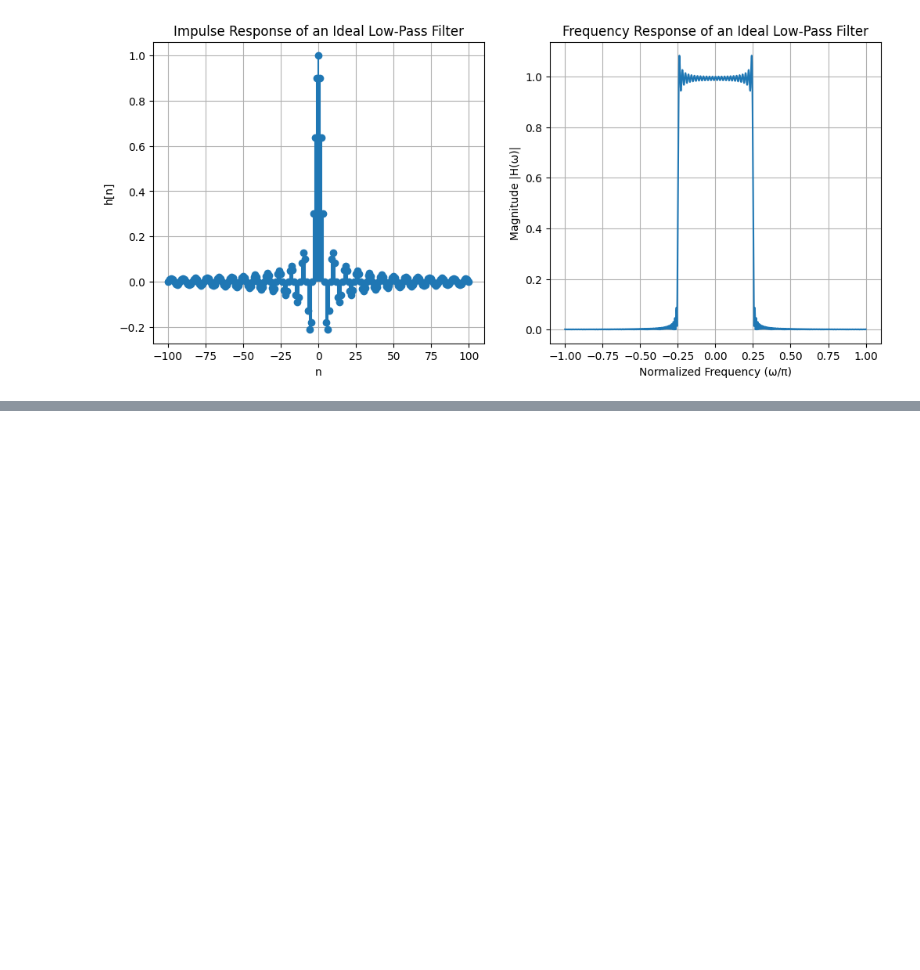
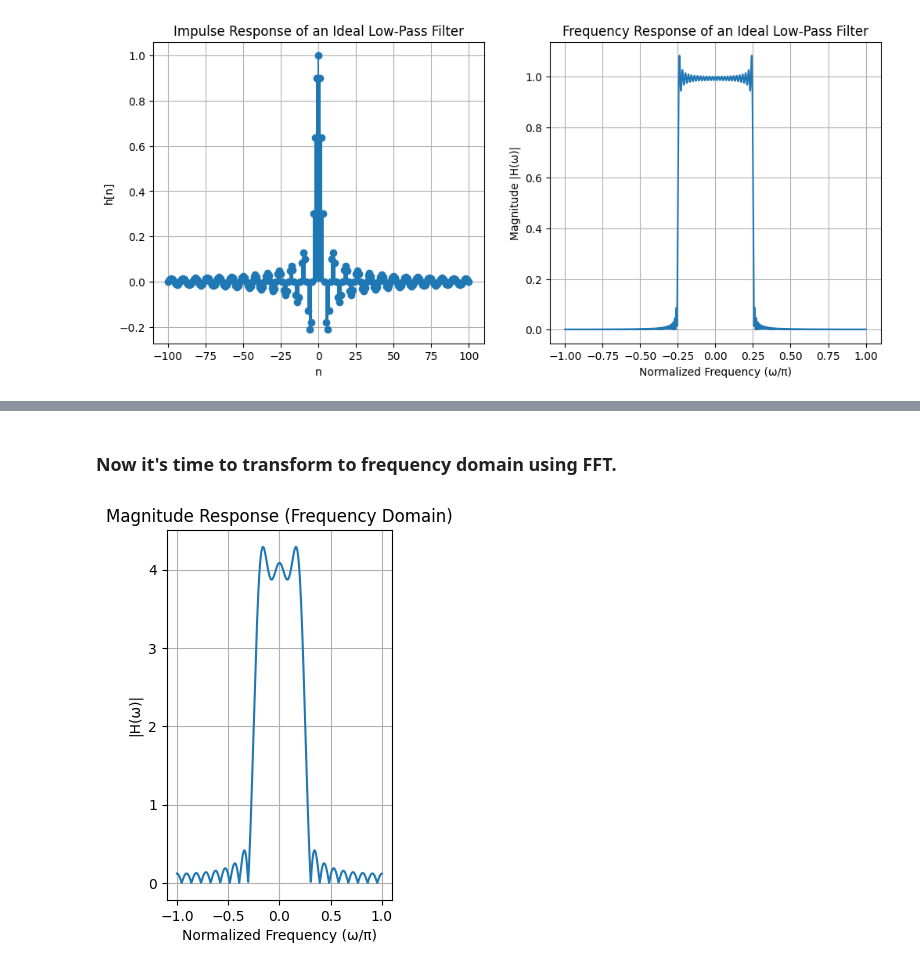
Before and after one commit to arasriver/Signals_Systems, a Jupyter notebook: Signal_Examples.ipynb, the cells around one changed output, grey strips where cells are left out. Drawn from its saved outputs; the diff is of its cells as text; code cells hidden in the pictures; blank space fills up the shorter version.

```diff
--- a/Signal_Examples.ipynb
+++ b/Signal_Examples.ipynb
@@ -207,0 +235,5 @@ plt.show()
+# %%
+import numpy as np
+N = 20
+n = np.arange(-N//2, N//2 + 1)
+print(n)
@@ -207,0 +246,3 @@ plt.show()
+# %%
+omega_c = np.pi / 4
+h = np.sinc((omega_c / np.pi) * n)
@@ -207,0 +259,18 @@ plt.show()
+# %% [markdown]
+### Now it's time to transform to frequency domain using FFT.
+# %%
+# Compute FFT and shift for proper visualization
+H = np.fft.fftshift(np.fft.fft(h, 1024))  # 1024-point FFT for smooth curve
+freqs = np.linspace(-np.pi, np.pi, len(H))  # Frequency axis from -π to π
+
+# Plot magnitude response (frequency domain)
+plt.subplot(1, 2, 2)
+plt.plot(freqs / np.pi, np.abs(H))  # Normalize x-axis to π
+plt.xlabel("Normalized Frequency (ω/π)")
+plt.ylabel("|H(ω)|")
+plt.title("Magnitude Response (Frequency Domain)")
+plt.grid()
+
+plt.show()
+# %% [output]
+[figure, added]
```
Also changed, not shown: parts of 13 cells of this notebook.
